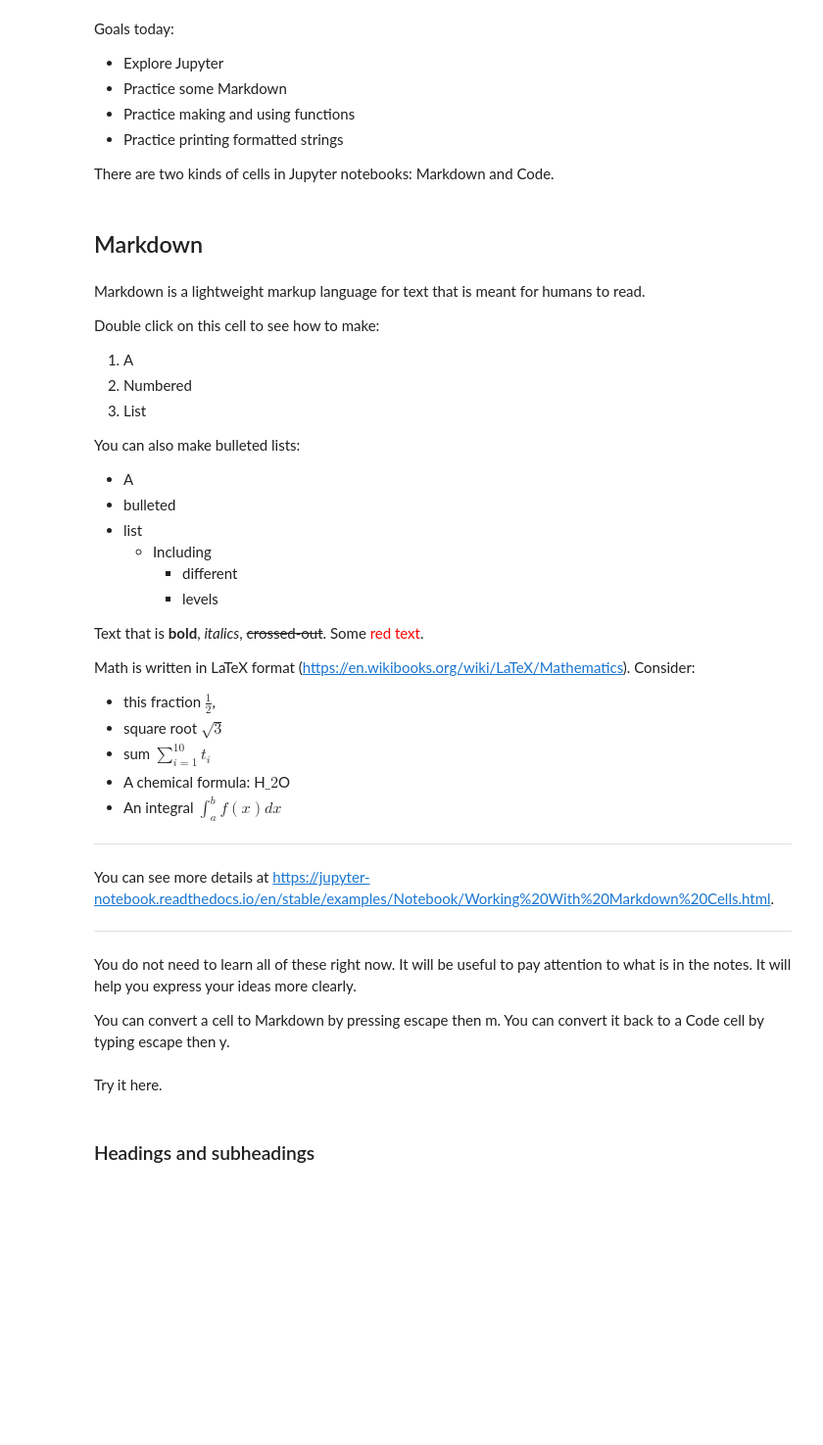
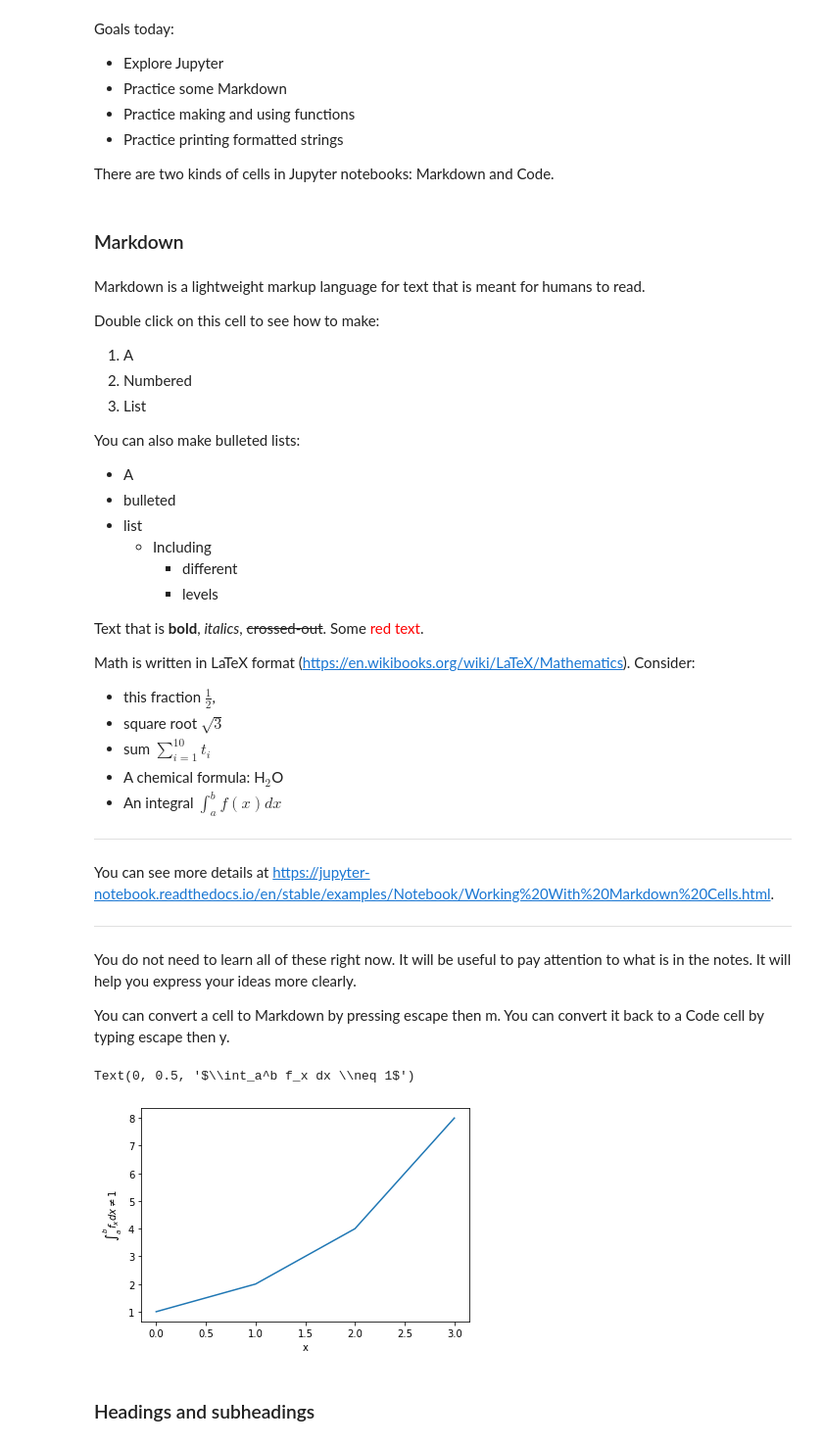
Before and after one commit to jkitchin/f19-06623, a Jupyter notebook: lectures/01-jupyter.ipynb, the cells around one changed output. Shown at 98% size. Drawn from its saved outputs; the diff is of its cells as text; code cells hidden in the pictures; blank space fills up the shorter version.

```diff
--- a/lectures/01-jupyter.ipynb
+++ b/lectures/01-jupyter.ipynb
@@ -10,7 +10,7 @@ Goals today:
 
 There are two kinds of cells in Jupyter notebooks: Markdown and Code.
 # %% [markdown]
-## Markdown
+### Markdown
 # %% [markdown]
 Markdown is a lightweight markup language for text that is meant for humans to read.
 
@@ -36,7 +36,7 @@ Math is written in LaTeX format ([https://en.wikibooks.org/wiki/LaTeX/Mathematic
 -   this fraction $\frac{1}{2}$,
 -   square root $\sqrt{3}$
 -   sum $\sum_{i=1}^{10} t_i$
--   A chemical formula: H$\_2$O
+-   A chemical formula: H$_2$O
 -   An integral $\int_a^b f(x)dx$
 
 ---
@@ -48,8 +48,16 @@ You can see more details at [https://jupyter-notebook.readthedocs.io/en/stable/e
 You do not need to learn all of these right now. It will be useful to pay attention to what is in the notes. It will help you express your ideas more clearly.
 
 You can convert a cell to Markdown by pressing escape then m. You can convert it back to a Code cell by typing escape then y.
-# %% [markdown]
-Try it here.
+# %%
+%matplotlib inline
+import matplotlib.pyplot as plt
+
+plt.plot([1, 2, 4, 8])
+plt.xlabel('x')
+plt.ylabel(r'$\int_a^b f_x dx \neq 1$')
+# %% [output]
+Text(0, 0.5, '$\\int_a^b f_x dx \\neq 1$')
+[figure, added]
 # %% [markdown]
 ### Headings and subheadings
 # %% [markdown]
```
Also changed, not shown: parts of 48 cells of this notebook, 2 other files.
